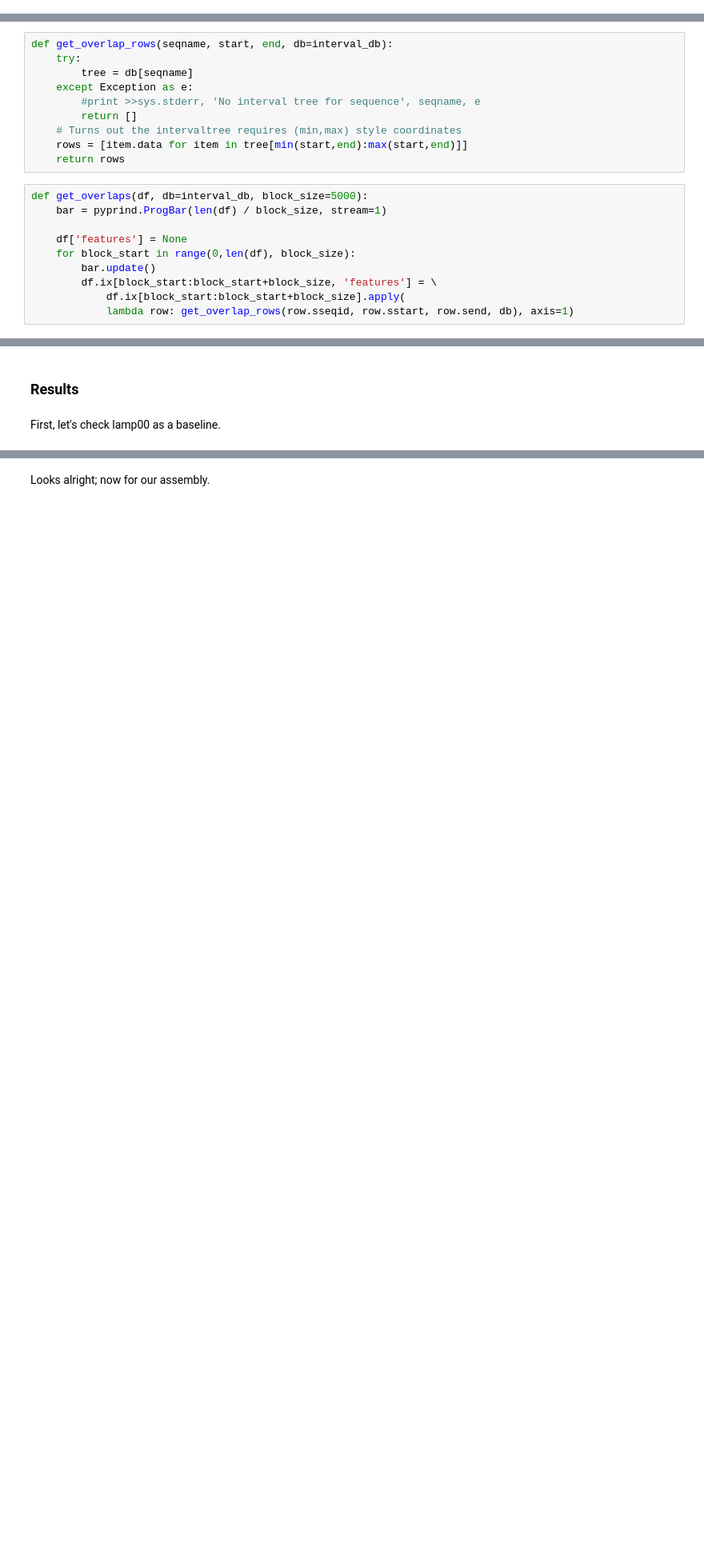
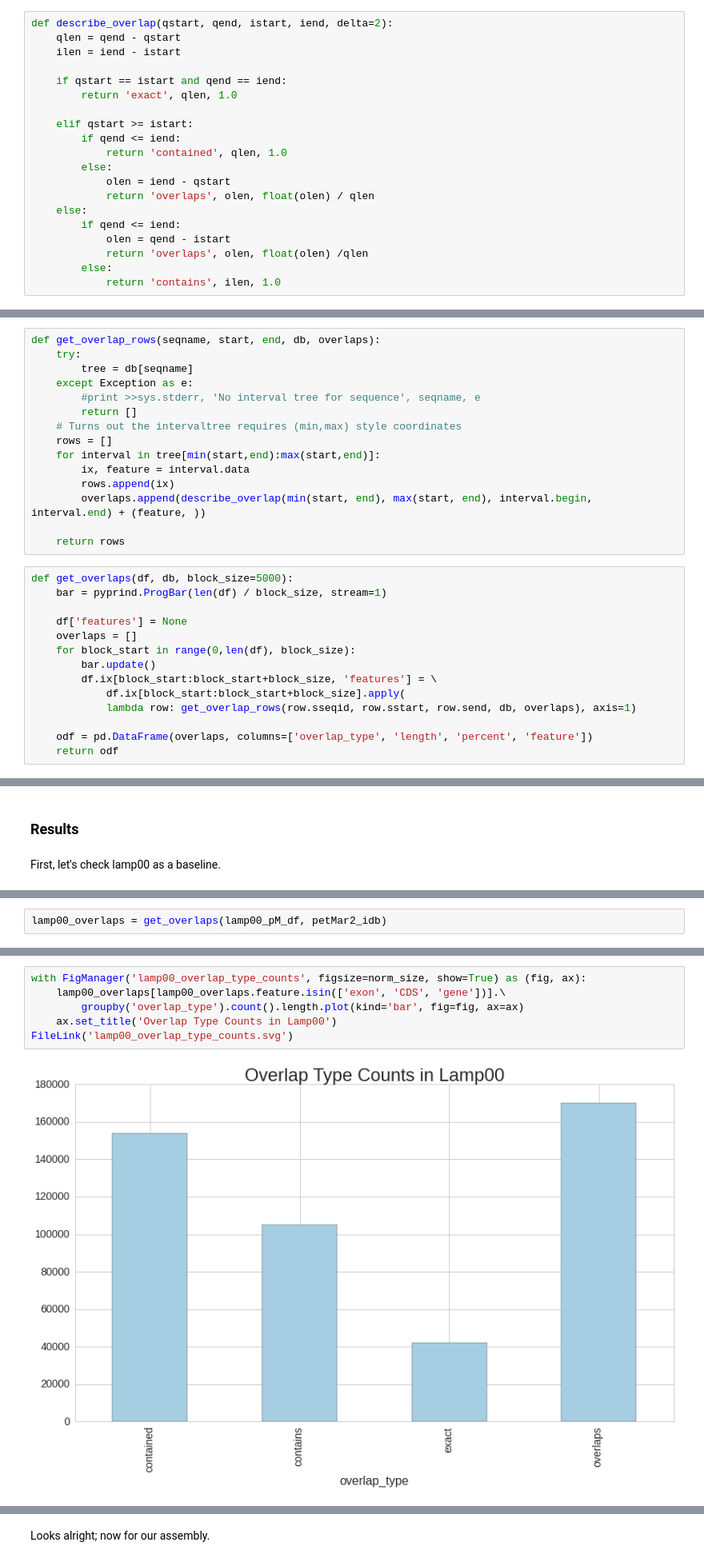
Before and after one commit to standage/2015-petMarSB, a Jupyter notebook: notebooks/petmar-cross-validate.ipynb, the cells around one changed output, grey strips where cells are left out. Shown: that part at 80% size. Saved outputs shown, nothing was run; the diff lists cells and outputs as text; blank space fills up the shorter version.

Commit message:
Add lamp10 data, overlap summary data

```diff
--- a/notebooks/petmar-cross-validate.ipynb
+++ b/notebooks/petmar-cross-validate.ipynb
@@ -140,3 +234,23 @@ for n, (key, row) in enumerate(gtf_df.iterrows()):
 ### Utility Functions
 # %% [markdown]
 Given a genome contig and a range, get the appropriate interval tree and find overlapping intervals. Return the DataFrame indices for matching features.
+# %%
+def describe_overlap(qstart, qend, istart, iend, delta=2):
+    qlen = qend - qstart
+    ilen = iend - istart
+
+    if qstart == istart and qend == iend:
+        return 'exact', qlen, 1.0
+
+    elif qstart >= istart:
+        if qend <= iend:
+            return 'contained', qlen, 1.0
+        else:
+            olen = iend - qstart
+            return 'overlaps', olen, float(olen) / qlen
+    else:
+        if qend <= iend:
+            olen = qend - istart
+            return 'overlaps', olen, float(olen) /qlen
+        else:
+            return 'contains', ilen, 1.0
@@ -143,23 +264,32 @@ Given a genome contig and a range, get the appropriate interval tree and find ov
 # %%
-def get_overlap_rows(seqname, start, end, db=interval_db):
+def get_overlap_rows(seqname, start, end, db, overlaps):
     try:
         tree = db[seqname]
     except Exception as e:
         #print >>sys.stderr, 'No interval tree for sequence', seqname, e
         return []
     # Turns out the intervaltree requires (min,max) style coordinates
-    rows = [item.data for item in tree[min(start,end):max(start,end)]]
+    rows = []
+    for interval in tree[min(start,end):max(start,end)]:
+        ix, feature = interval.data
+        rows.append(ix)
+        overlaps.append(describe_overlap(min(start, end), max(start, end), interval.begin, interval.end) + (feature, ))
+
     return rows
 # %%
-def get_overlaps(df, db=interval_db, block_size=5000):
+def get_overlaps(df, db, block_size=5000):
     bar = pyprind.ProgBar(len(df) / block_size, stream=1)
 
     df['features'] = None
+    overlaps = []
     for block_start in range(0,len(df), block_size):
         bar.update()
         df.ix[block_start:block_start+block_size, 'features'] = \
             df.ix[block_start:block_start+block_size].apply(
-            lambda row: get_overlap_rows(row.sseqid, row.sstart, row.send, db), axis=1)
+            lambda row: get_overlap_rows(row.sseqid, row.sstart, row.send, db, overlaps), axis=1)
+
+    odf = pd.DataFrame(overlaps, columns=['overlap_type', 'length', 'percent', 'feature'])
+    return odf
 # %%
 def quantify_overlaps(df, gtf_df=gtf_df):
     df['tr'] = df.index
@@ -194,0 +312,2 @@ quantify_overlaps(lamp00_pM_df)
+# %%
+lamp00_overlaps = get_overlaps(lamp00_pM_df, petMar2_idb)
@@ -194,0 +329,8 @@ quantify_overlaps(lamp00_pM_df)
+# %%
+with FigManager('lamp00_overlap_type_counts', figsize=norm_size, show=True) as (fig, ax):
+    lamp00_overlaps[lamp00_overlaps.feature.isin(['exon', 'CDS', 'gene'])].\
+        groupby('overlap_type').count().length.plot(kind='bar', fig=fig, ax=ax)
+    ax.set_title('Overlap Type Counts in Lamp00')
+FileLink('lamp00_overlap_type_counts.svg')
+# %% [output]
+[figure, added]
```
Also changed, not shown: parts of 42 cells of this notebook.
